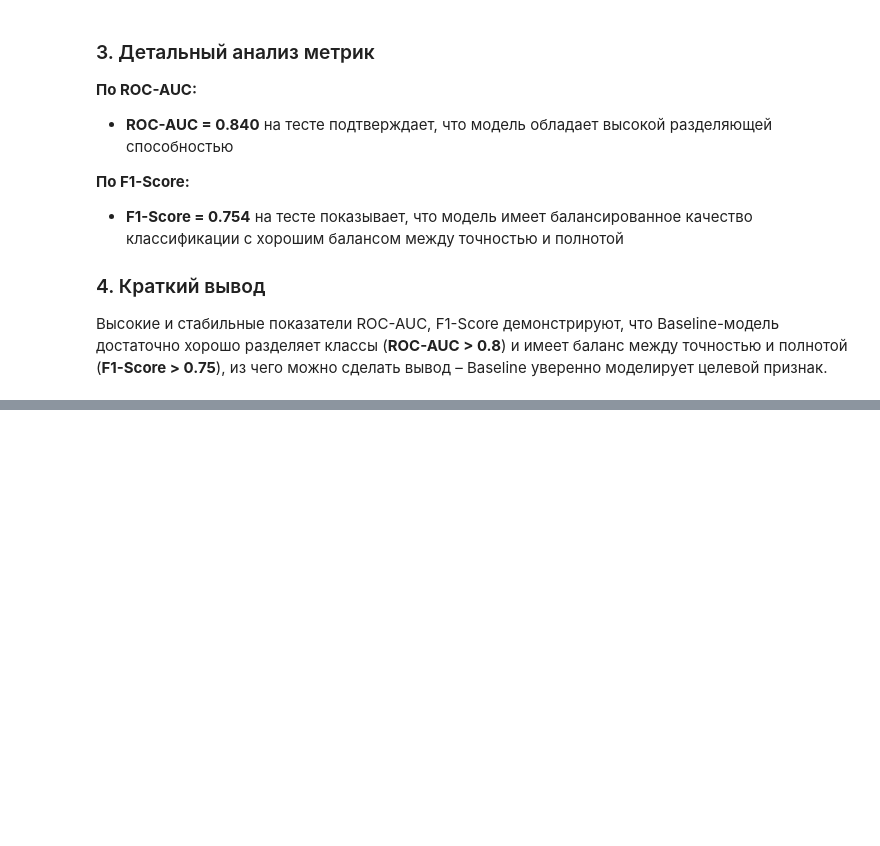
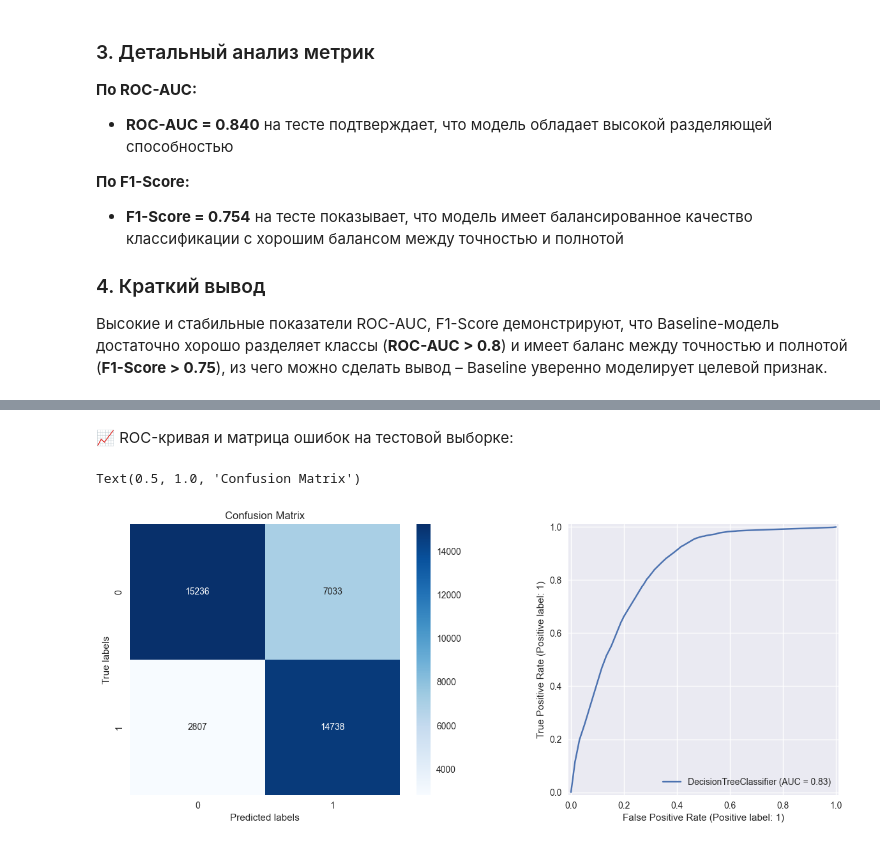
Before and after one commit to ACME-URFU/smoking-status-prediction, a Jupyter notebook: notebooks/eda.ipynb, the cells around one changed output, grey strips where cells are left out. Drawn from its saved outputs; the diff is of its cells as text; code cells hidden in the pictures; blank space fills up the shorter version.

```diff
--- a/notebooks/eda.ipynb
+++ b/notebooks/eda.ipynb
@@ -900,0 +962,30 @@ scores
+# %%
+DEPTH = 6
+
+pipeline_tree = DecisionTreeClassifier(max_depth=DEPTH, random_state=42, class_weight='balanced')
+pipeline_tree.fit(X_train, y_train)
+predictions = pipeline_tree.predict(X_test)
+
+print("\nФичи, попавшие в дерево (по критерию feature_importances_ > 0):\n")
+
+# Расчет feature_importances_ основывается на взвешенном снижении
+# критерия неопределенности (например, gini или энтропии) на каждом узле,
+# где используется данный признак.
+# По feature_importances_ создаем список пар (название фичи, важность):
+importances = pipeline_tree.feature_importances_
+feature_names = X_train.columns.tolist()
+feature_importance_pairs = list(zip(feature_names, importances))
+
+# Фильтруем фичи с важностью > 0
+used_features_importance_based = [name for name, importance in feature_importance_pairs if importance > 0]
+
+print(f"Количество использованных фичей: {len(used_features_importance_based)} из {len(feature_names)-1}")
+print("\nИспользованные фичи по важности:")
+sorted_features = sorted(feature_importance_pairs, key=lambda item: item[1], reverse=True)
+for name, importance in sorted_features:
+    if importance > 0:
+        print(f"  {name:20s}: {importance:.4f}")
+print("\nНеиспользованные фичи:")
+for name in feature_names:
+    if name not in used_features_importance_based and name != 'id':
+        print(f"  {name}")
@@ -900,0 +1056,17 @@ scores
+# %% [markdown]
+📈 ROC-кривая и матрица ошибок на тестовой выборке:
+# %%
+y_pred = pipeline_tree.predict(X_test)
+
+fig, axs = plt.subplots(1, 2)
+fig.set_figwidth(15)
+
+sns.heatmap(confusion_matrix(y_test, y_pred), annot=True, fmt='d', cmap='Blues', ax=axs[0])
+RocCurveDisplay.from_estimator(pipeline_tree, X_test, y_test, ax=axs[1])
+
+axs[0].set_xlabel('Predicted labels')
+axs[0].set_ylabel('True labels')
+axs[0].set_title('Confusion Matrix')
+# %% [output]
+Text(0.5, 1.0, 'Confusion Matrix')
+[figure, added]
```
Also changed, not shown: parts of 13 cells of this notebook, 14 other files.
